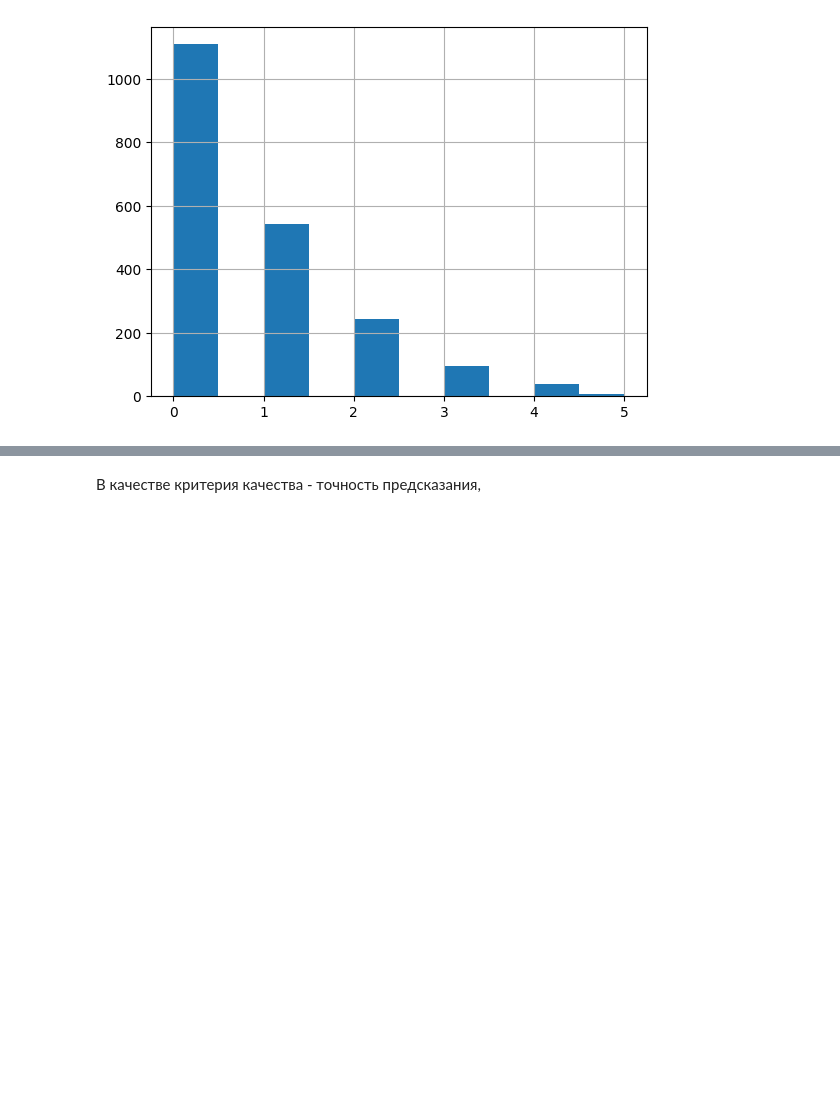
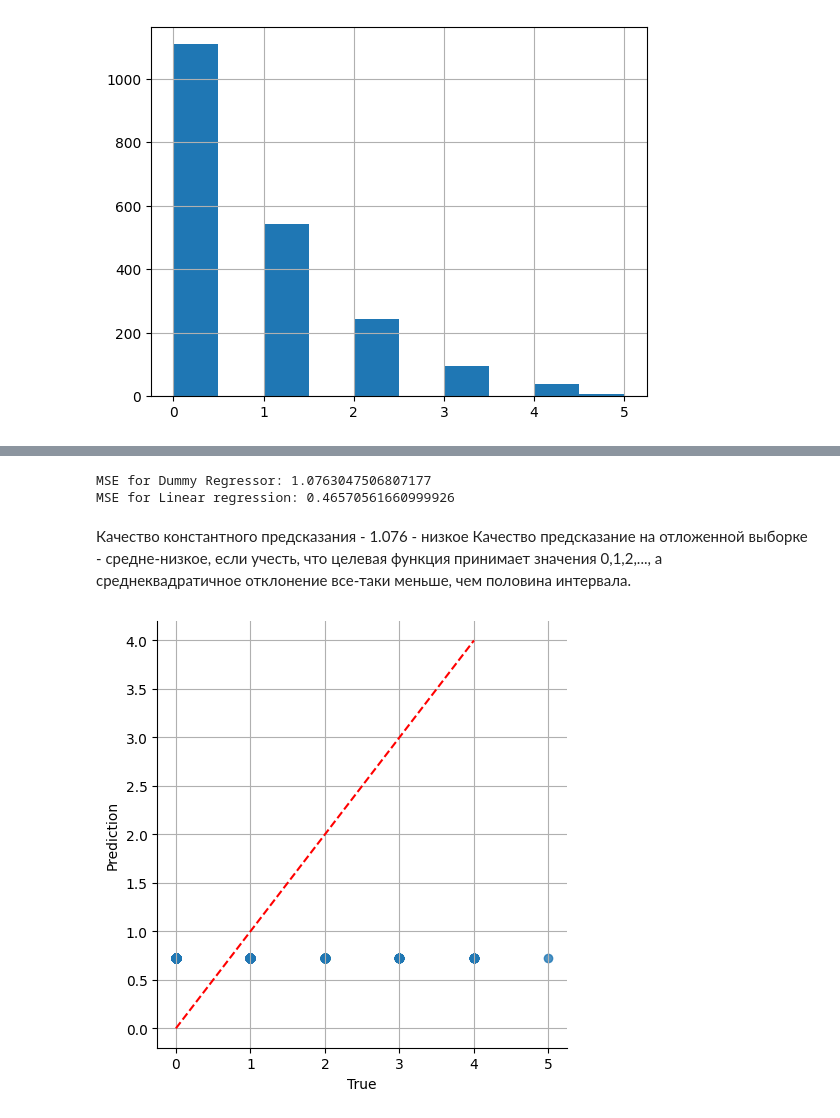
Before and after one commit to lokalov/lokalov_ML, a Jupyter notebook: courses.ipynb, the cells around one changed output, grey strips where cells are left out. Cells and saved outputs as stored; diff of their text form; code cells hidden in the pictures; blank space fills up the shorter version.

```diff
--- a/courses.ipynb
+++ b/courses.ipynb
@@ -211,6 +218,4 @@ y.plot(kind='kde', title='Target density');
 # %%
-dummy = DummyRegressor(strategy='median')
+dummy = DummyRegressor(strategy='mean')
 dummy.fit(X_train, y_train)
 y_preds_dummy = dummy.predict(X_test)
-# %% [markdown]
-В качестве критерия качества - точность предсказания,
@@ -216,0 +226,22 @@ y_preds_dummy = dummy.predict(X_test)
+# %%
+print(f'MSE for Dummy Regressor: {mean_squared_error(y_test, y_preds_dummy)}')
+print(f'MSE for Linear regression: {mean_squared_error(y_test, y_preds_lr)}')
+# %% [output]
+MSE for Dummy Regressor: 1.0763047506807177
+MSE for Linear regression: 0.46570561660999926
+# %% [markdown]
+Качество константного предсказания - 1.076 - низкое
+Качество предсказание на отложенной выборке - средне-низкое, если учесть, что целевая функция принимает значения 0,1,2,..., а среднеквадратичное отклонение все-таки меньше, чем половина интервала.
+# %%
+def plot_model_results(actual, predicted, title):
+  results = pd.DataFrame({'True': actual, 'Prediction': predicted})
+  sns.lmplot(x='True', y='Prediction', data=results, fit_reg=False)
+  d_line= np.arange(results.min().min(), results.max().max())
+  plt.plot(d_line, d_line, color='red', linestyle='--')
+  plt.title = title
+  plt.grid()
+  plt.show()
+# %%
+plot_model_results(y_test, y_preds_dummy, title='Dummy')
+# %% [output]
+[figure, added]
```
Also changed, not shown: parts of 32 cells of this notebook.
